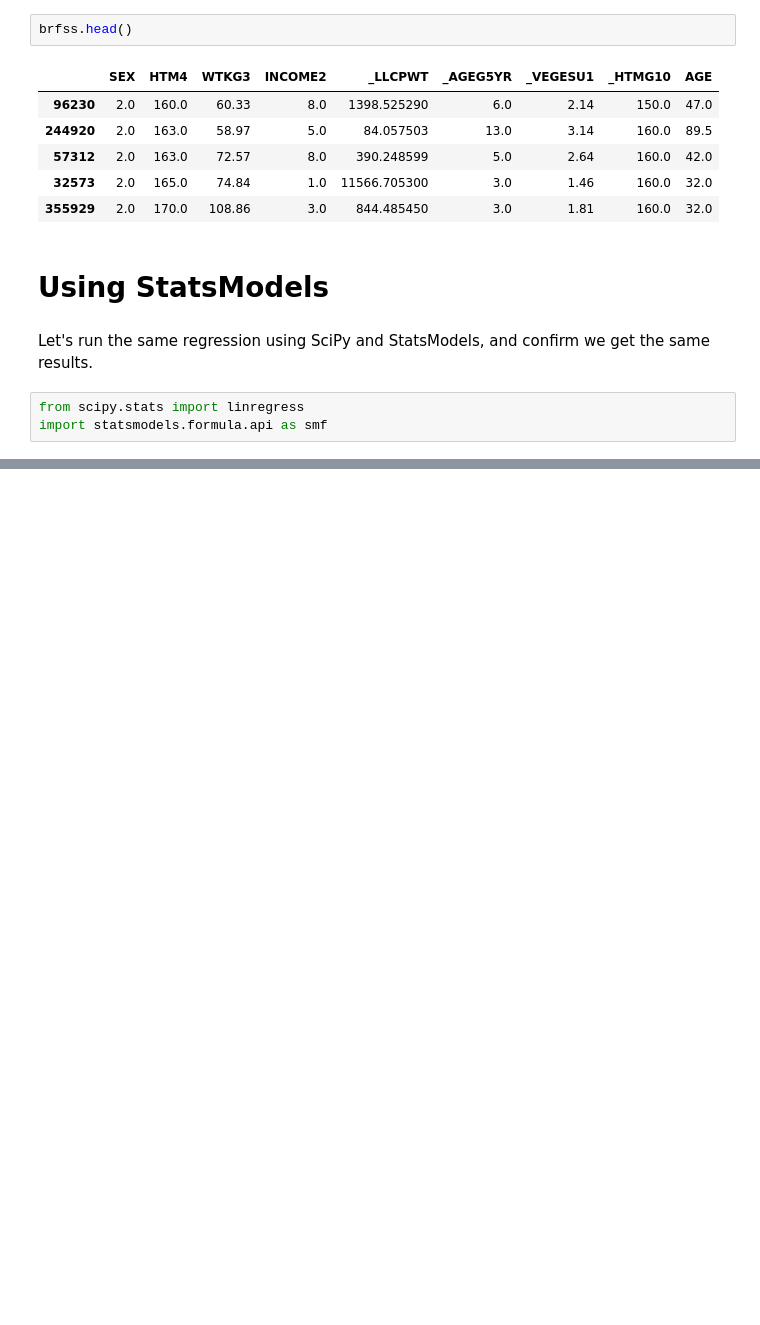
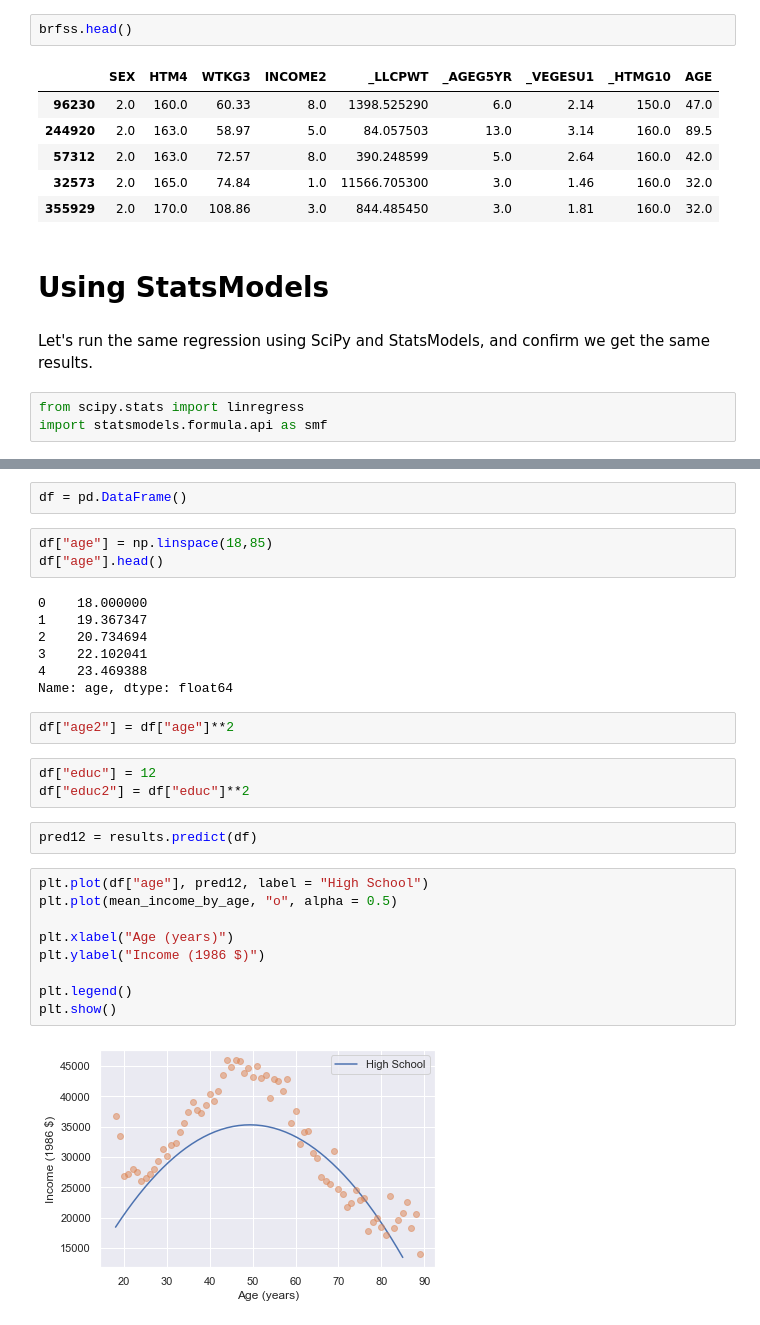
Before and after one commit to tolgaozkan89/my_DataCamp_DataScientist_CareerTracks_Notes, a Jupyter notebook: 22_Exploratory Data Analysis in Python/4_Multivariate Thinking/Multivariate Thinking_(brfss).ipynb, the cells around one changed output, grey strips where cells are left out. Cells and saved outputs as stored; diff of their text form; blank space fills up the shorter version.

```diff
--- a/22_Exploratory Data Analysis in Python/4_Multivariate Thinking/Multivariate Thinking_(brfss).ipynb
+++ b/22_Exploratory Data Analysis in Python/4_Multivariate Thinking/Multivariate Thinking_(brfss).ipynb
@@ -26,0 +203,30 @@ subset = T
+# %%
+df = pd.DataFrame()
+# %%
+df["age"] = np.linspace(18,85)
+df["age"].head()
+# %% [output]
+0    18.000000
+1    19.367347
+2    20.734694
+3    22.102041
+4    23.469388
+Name: age, dtype: float64
+# %%
+df["age2"] = df["age"]**2
+# %%
+df["educ"] = 12
+df["educ2"] = df["educ"]**2
+# %%
+pred12 = results.predict(df)
+# %%
+plt.plot(df["age"], pred12, label = "High School")
+plt.plot(mean_income_by_age, "o", alpha = 0.5)
+
+plt.xlabel("Age (years)")
+plt.ylabel("Income (1986 $)")
+
+plt.legend()
+plt.show()
+# %% [output]
+[figure, added]
```
Also changed, not shown: parts of 82 cells of this notebook, 6 other files.
